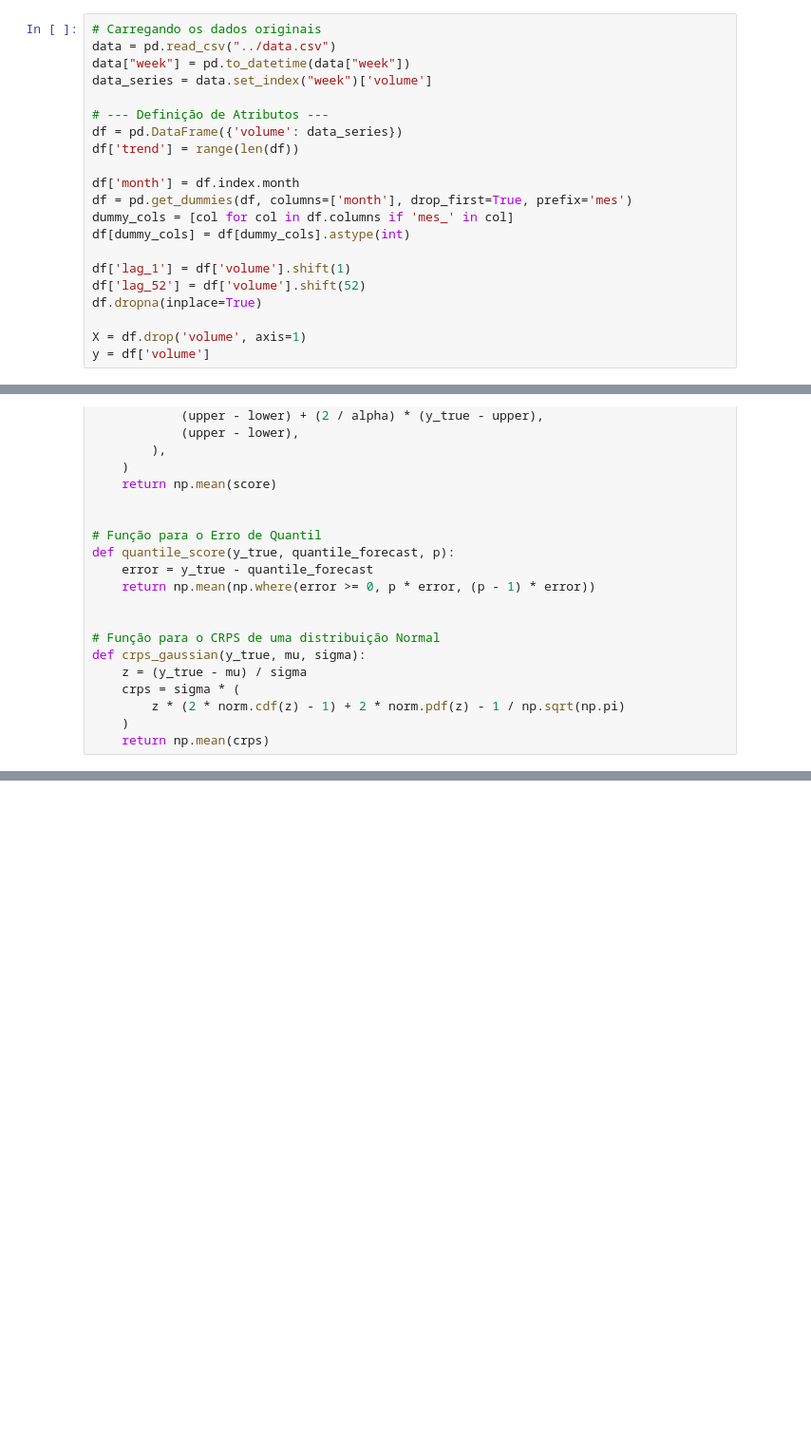
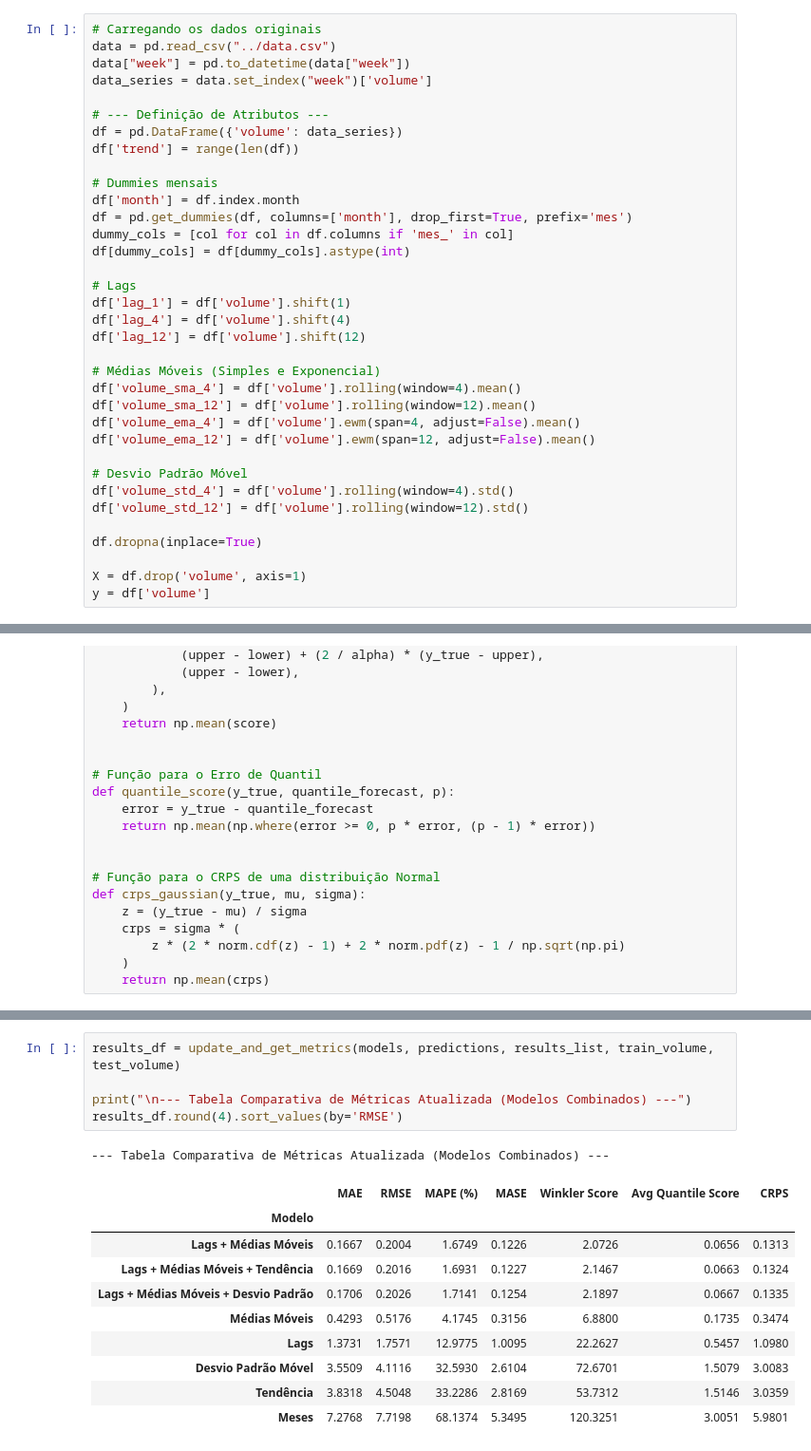
Before and after one commit to PedroPHC25/Time-Series-A1, a Jupyter notebook: reg_lin_multipla/reg_linear_multipla.ipynb, the cells around one changed output, grey strips where cells are left out. Shown at 95% size. Drawn from its saved outputs; the diff is of its cells as text; blank space fills up the shorter version.

```diff
--- a/reg_lin_multipla/reg_linear_multipla.ipynb
+++ b/reg_lin_multipla/reg_linear_multipla.ipynb
@@ -28,13 +30,27 @@ data_series = data.set_index("week")['volume']
 df = pd.DataFrame({'volume': data_series})
 df['trend'] = range(len(df))
 
+# Dummies mensais
 df['month'] = df.index.month
 df = pd.get_dummies(df, columns=['month'], drop_first=True, prefix='mes')
 dummy_cols = [col for col in df.columns if 'mes_' in col]
 df[dummy_cols] = df[dummy_cols].astype(int)
 
+# Lags
 df['lag_1'] = df['volume'].shift(1)
-df['lag_52'] = df['volume'].shift(52)
+df['lag_4'] = df['volume'].shift(4)
+df['lag_12'] = df['volume'].shift(12)
+
+# Médias Móveis (Simples e Exponencial)
+df['volume_sma_4'] = df['volume'].rolling(window=4).mean()
+df['volume_sma_12'] = df['volume'].rolling(window=12).mean()
+df['volume_ema_4'] = df['volume'].ewm(span=4, adjust=False).mean()
+df['volume_ema_12'] = df['volume'].ewm(span=12, adjust=False).mean()
+
+# Desvio Padrão Móvel
+df['volume_std_4'] = df['volume'].rolling(window=4).std()
+df['volume_std_12'] = df['volume'].rolling(window=12).std()
+
 df.dropna(inplace=True)
 
 X = df.drop('volume', axis=1)
@@ -181,0 +300,17 @@ Pelos resultados podemos observar que o modelo completo (tendência + sazonalida
+# %%
+results_df = update_and_get_metrics(models, predictions, results_list, train_volume, test_volume)
+
+print("\n--- Tabela Comparativa de Métricas Atualizada (Modelos Combinados) ---")
+results_df.round(4).sort_values(by='RMSE')
+# %% [output]
+--- Tabela Comparativa de Métricas Atualizada (Modelos Combinados) ---
+|  | MAE | RMSE | MAPE (%) | MASE | Winkler Score | Avg Quantile Score | CRPS |
+| Modelo |  |  |  |  |  |  |  |
+| Lags + Médias Móveis | 0.1667 | 0.2004 | 1.6749 | 0.1226 | 2.0726 | 0.0656 | 0.1313 |
+| Lags + Médias Móveis + Tendência | 0.1669 | 0.2016 | 1.6931 | 0.1227 | 2.1467 | 0.0663 | 0.1324 |
+| Lags + Médias Móveis + Desvio Padrão | 0.1706 | 0.2026 | 1.7141 | 0.1254 | 2.1897 | 0.0667 | 0.1335 |
+| Médias Móveis | 0.4293 | 0.5176 | 4.1745 | 0.3156 | 6.8800 | 0.1735 | 0.3474 |
+| Lags | 1.3731 | 1.7571 | 12.9775 | 1.0095 | 22.2627 | 0.5457 | 1.0980 |
+| Desvio Padrão Móvel | 3.5509 | 4.1116 | 32.5930 | 2.6104 | 72.6701 | 1.5079 | 3.0083 |
+| Tendência | 3.8318 | 4.5048 | 33.2286 | 2.8169 | 53.7312 | 1.5146 | 3.0359 |
+| Meses | 7.2768 | 7.7198 | 68.1374 | 5.3495 | 120.3251 | 3.0051 | 5.9801 |
```
Also changed, not shown: parts of 23 cells of this notebook, 1 other file.
